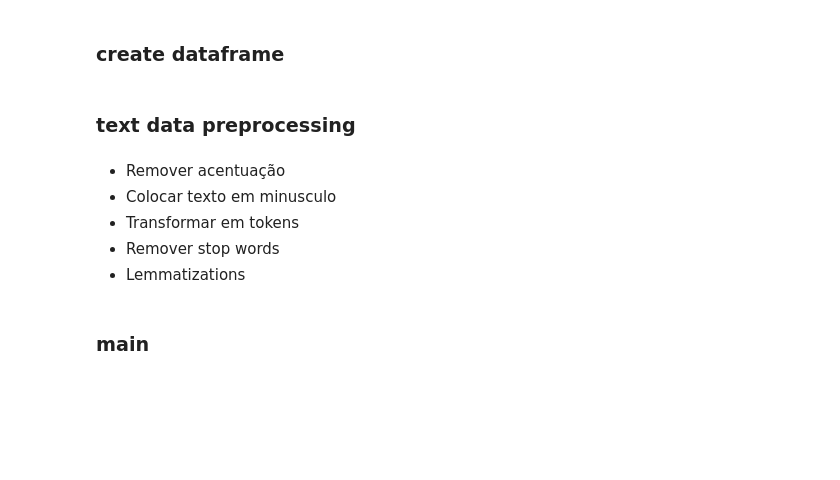
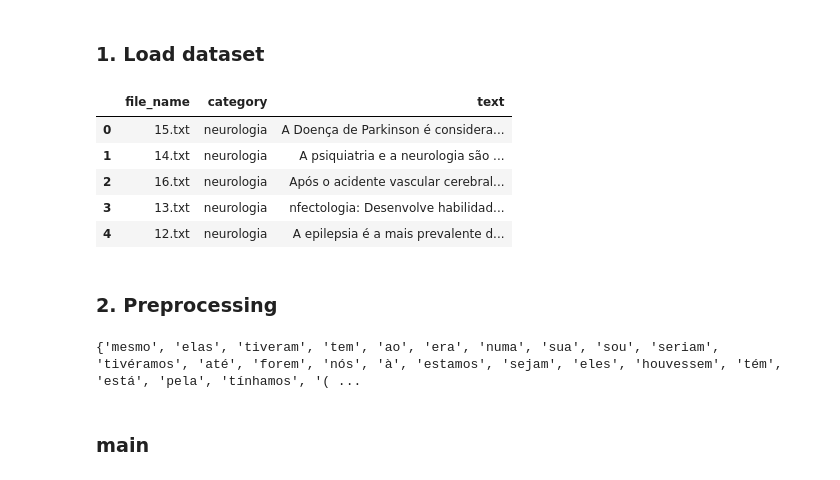
Before and after one commit to danielasalmeida/text_classification, a Jupyter notebook: notebooks/text_classification_with_svm.ipynb, the cells around one changed output. Cells and saved outputs as stored; diff of their text form; code cells hidden in the pictures; blank space fills up the shorter version.

```diff
--- a/notebooks/text_classification_with_svm.ipynb
+++ b/notebooks/text_classification_with_svm.ipynb
@@ -14,2 +21,0 @@ from unicodedata import normalize
-# %% [markdown]
-### create dataframe
@@ -38,3 +22,17 @@ def transform_to_pandas_dataframe(matrix, column_names=["file_name", "category",
-# %% [markdown]
-### text data preprocessing
+# %% [markdown]
+### 1. Load dataset
+# %%
+# Load Data
+path = "../data/raw_test/"
+df = medical_text_classifier.format_dataset(path)
+df.head()
+# %% [output]
+|  | file_name | category | text |
+| 0 | 15.txt | neurologia | A Doença de Parkinson é considera... |
+| 1 | 14.txt | neurologia | A psiquiatria e a neurologia são ... |
+| 2 | 16.txt | neurologia | Após o acidente vascular cerebral... |
+| 3 | 13.txt | neurologia | nfectologia: Desenvolve habilidad... |
+| 4 | 12.txt | neurologia | A epilepsia é a mais prevalente d... |
+# %% [markdown]
+### 2. Preprocessing
 # %%
@@ -57,9 +55,3 @@ def stemmer(text):
 def remove_special_character(text):
     text = normalize('NFKD', text).encode('ASCII','ignore').decode('ASCII')
     return text
-# %% [markdown]
-- Remover acentuação
-- Colocar texto em minusculo
-- Transformar em tokens
-- Remover stop words
-- Lemmatizations
@@ -66,3 +60,7 @@ def remove_special_character(text):
+# %%
+print(stopword)
+# %% [output]
+{'mesmo', 'elas', 'tiveram', 'tem', 'ao', 'era', 'numa', 'sua', 'sou', 'seriam', 'tivéramos', 'até', 'forem', 'nós', 'à', 'estamos', 'sejam', 'eles', 'houvessem', 'tém', 'está', 'pela', 'tínhamos', '( ...
 # %% [markdown]
 ### main
 # %%
```
Also changed, not shown: parts of 41 cells of this notebook, 1 other file.
